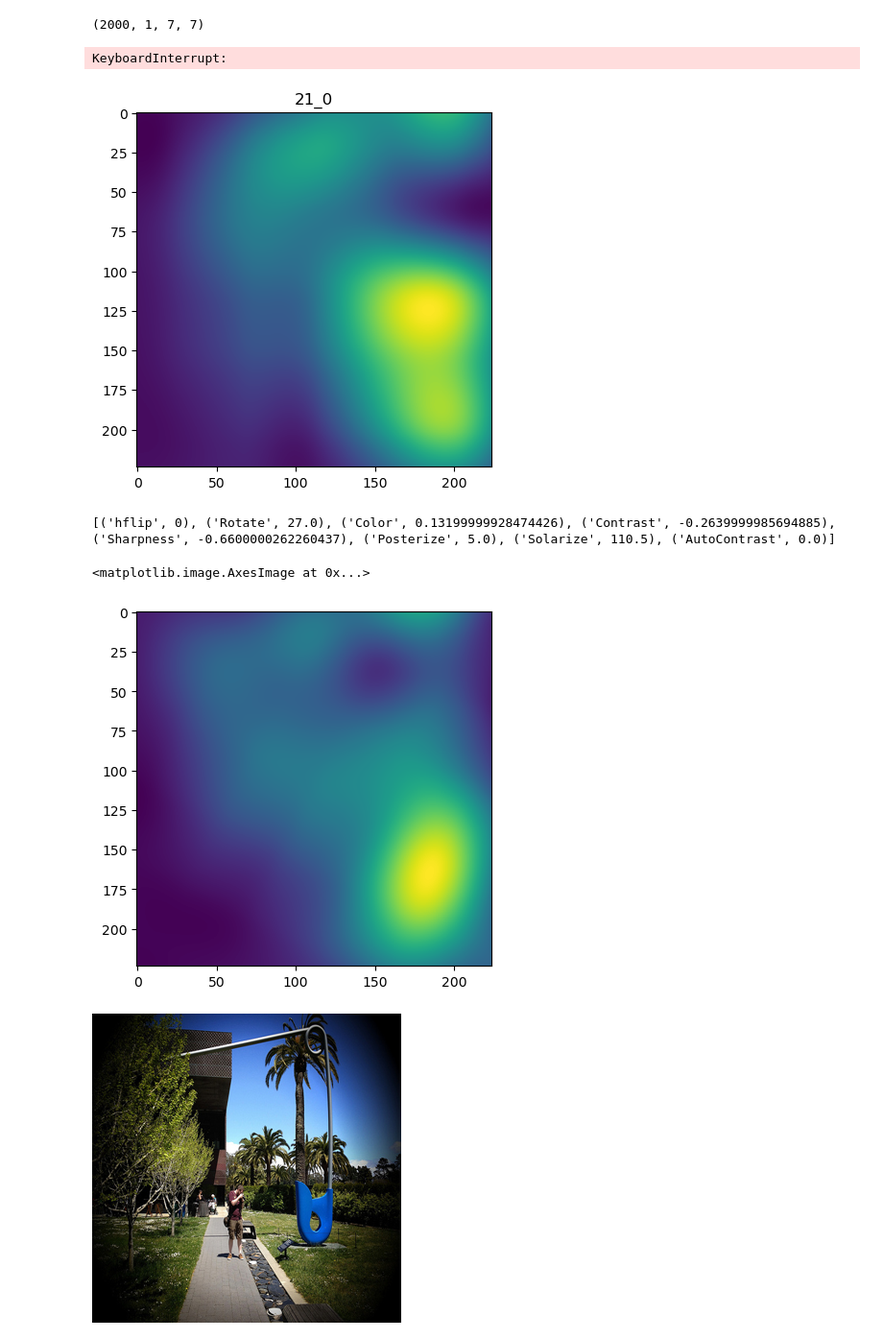
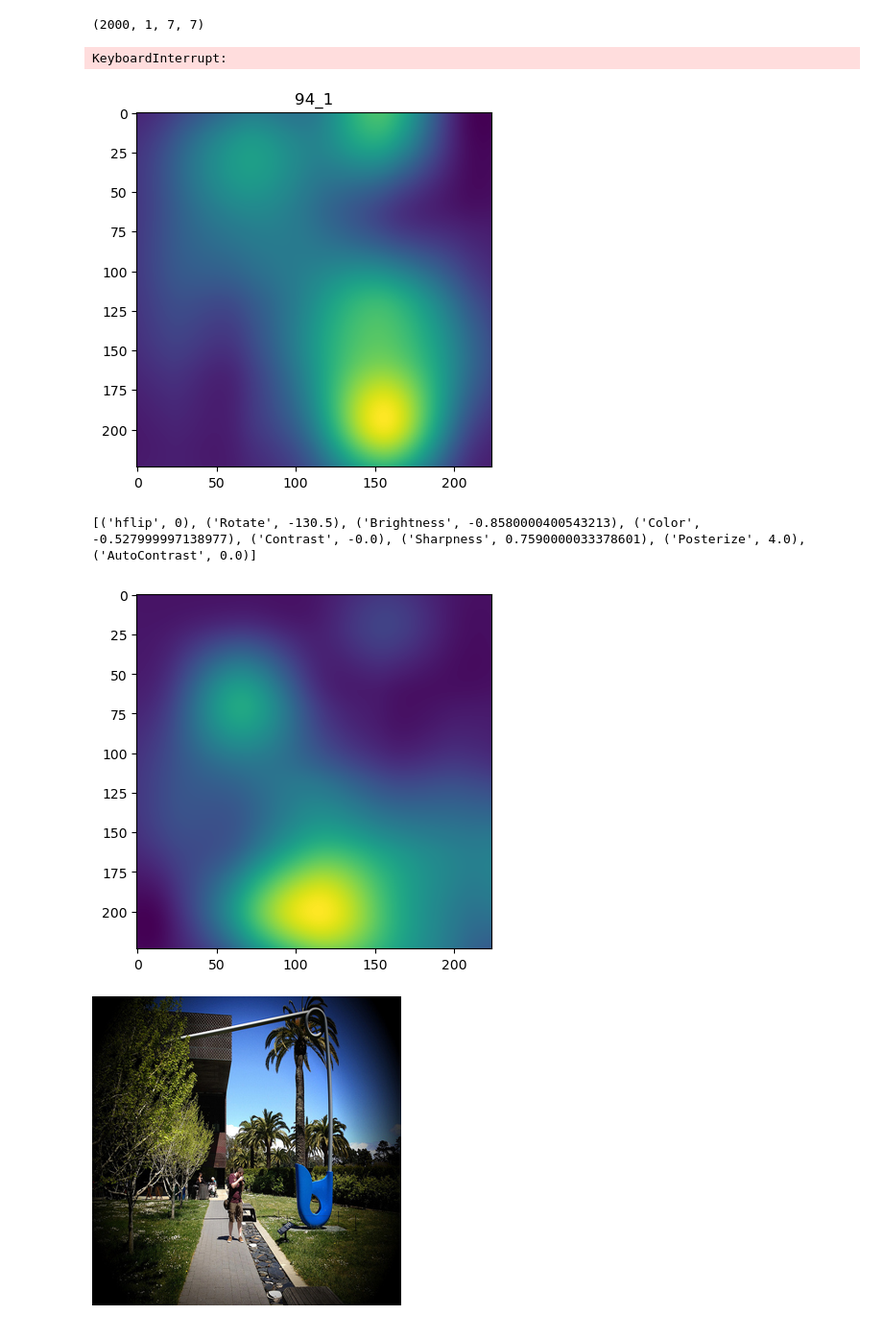
Before and after one commit to beotborry/ConformalXAI, a Jupyter notebook: code_test.ipynb, the cells around one changed output. Shown at 96% size. Cells and saved outputs as stored; diff of their text form; code cells hidden in the pictures.

Commit message:
rotate fix

```diff
--- a/code_test.ipynb
+++ b/code_test.ipynb
@@ -87,12 +87,6 @@ plt.imshow(_expl.squeeze().detach().cpu())
 # %% [output]
 <matplotlib.image.AxesImage at 0x...>
 [figure]
-# %%
-T_inv_spatial = transforms.Compose([
-    transforms.RandomRotation((4.5, 4.5), InterpolationMode.BILINEAR),
-    transforms.RandomHorizontalFlip(1),
-
-])
 # %%
 _expl = center_crop_224(T_inv_spatial(F.interpolate(expl, (322, 322), mode='bicubic')))
 # _expl = center_crop_224(F.interpolate(expl, (322, 322), mode='bicubic'))
@@ -153,34 +147,33 @@ for true_expl, config in zip(true_expls[cal_idx], configs[cal_idx]):
     idx += 1
 # %% [output]
 KeyboardInterrupt:
-[figure, old version]
+[figure, new version]
 # %%
-data_idx = 123
+data_idx = 44
 
 true_expl = center_crop_224(F.interpolate(torch.tensor(true_expls[cal_idx[data_idx]]).cuda().unsqueeze(0), (322, 322), mode='bicubic')).squeeze(0)
 config = configs[cal_idx[data_idx]]
 print(config)
 
 config = dict(eval(config))
 if 'Rotate' in config.keys():
     T_inv_spatial = transforms.Compose([
         transforms.RandomRotation((-config['Rotate'], -config['Rotate']), InterpolationMode.BILINEAR),
 
         transforms.RandomHorizontalFlip(config['hflip']),
 
     ])
 else:
     T_inv_spatial = transforms.Compose([
         transforms.RandomHorizontalFlip(config['hflip']),
     ])
-# plt.imshow(true_expl.squeeze().detach().cpu())
+plt.imshow(true_expl.squeeze().detach().cpu())
 
 true_expl = center_crop_224(T_inv_spatial(F.interpolate(torch.tensor(true_expls[cal_idx[data_idx]]).cuda().unsqueeze(0), (322, 322), mode='bicubic'))).squeeze(0)
-plt.imshow(true_expl.squeeze().detach().cpu())
+# plt.imshow(true_expl.squeeze().detach().cpu())
 # %% [output]
-[('hflip', 0), ('Rotate', 27.0), ('Color', 0.13199999928474426), ('Contrast', -0.2639999985694885), ('Sharpness', -0.6600000262260437), ('Posterize', 5.0), ('Solarize', 110.5), ('AutoContrast', 0.0)]
+[('hflip', 0), ('Rotate', -130.5), ('Brightness', -0.8580000400543213), ('Color', -0.527999997138977), ('Contrast', -0.0), ('Sharpness', 0.7590000033378601), ('Posterize', 4.0), ('AutoContrast', 0.0)]
-<matplotlib.image.AxesImage at 0x...>
-[figure, old version]
+[figure, new version]
 # %%
 orig_img
 # %% [output]
```
Also changed, not shown: parts of 7 cells of this notebook, 6 other files.
